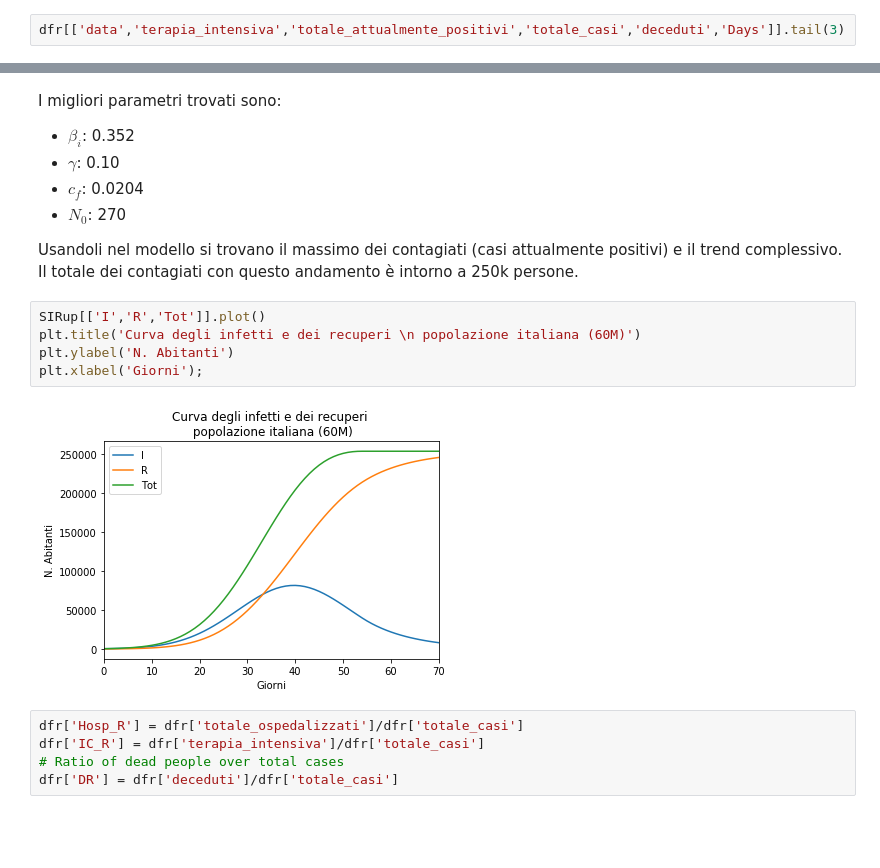
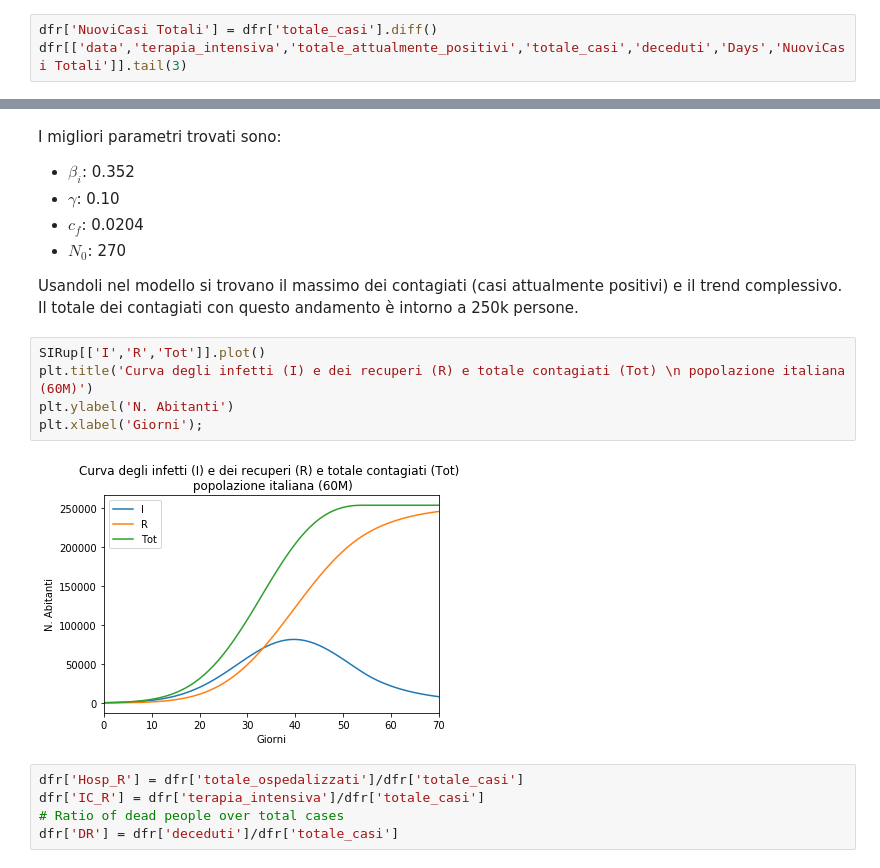
Before and after one commit to AndC314/COVID-19, a Jupyter notebook: SIR-with-Italy data.ipynb, the cells around one changed output, grey strips where cells are left out. Cells and saved outputs as stored; diff of their text form; blank space fills up the shorter version.

```diff
--- a/SIR-with-Italy data.ipynb
+++ b/SIR-with-Italy data.ipynb
@@ -52,5 +58,6 @@ dfr['Days'] = (dfr.data.diff().dt.days+dfr.data.diff().dt.seconds/86400).cumsum(
 # %% [markdown]
 ## Dati degli ultimi 3 giorni
 # %%
-dfr[['data','terapia_intensiva','totale_attualmente_positivi','totale_casi','deceduti','Days']].tail(3)
+dfr['NuoviCasi Totali'] = dfr['totale_casi'].diff()
+dfr[['data','terapia_intensiva','totale_attualmente_positivi','totale_casi','deceduti','Days','NuoviCasi Totali']].tail(3)
 # %% [output]
@@ -226,11 +245,11 @@ I migliori parametri trovati sono:
 Usandoli nel modello si trovano il massimo dei contagiati (casi attualmente positivi) e il trend complessivo. Il totale dei contagiati con questo andamento è intorno a 250k persone.
 # %%
 SIRup[['I','R','Tot']].plot()
-plt.title('Curva degli infetti e dei recuperi \n popolazione italiana (60M)')
+plt.title('Curva degli infetti (I) e dei recuperi (R) e totale contagiati (Tot) \n popolazione italiana (60M)')
 plt.ylabel('N. Abitanti')
 plt.xlabel('Giorni');
 # %% [output]
-[figure, old version]
+[figure, new version]
 # %%
 dfr['Hosp_R'] = dfr['totale_ospedalizzati']/dfr['totale_casi']
 dfr['IC_R'] = dfr['terapia_intensiva']/dfr['totale_casi']
```
Also changed, not shown: parts of 20 cells of this notebook, 1 other file.
